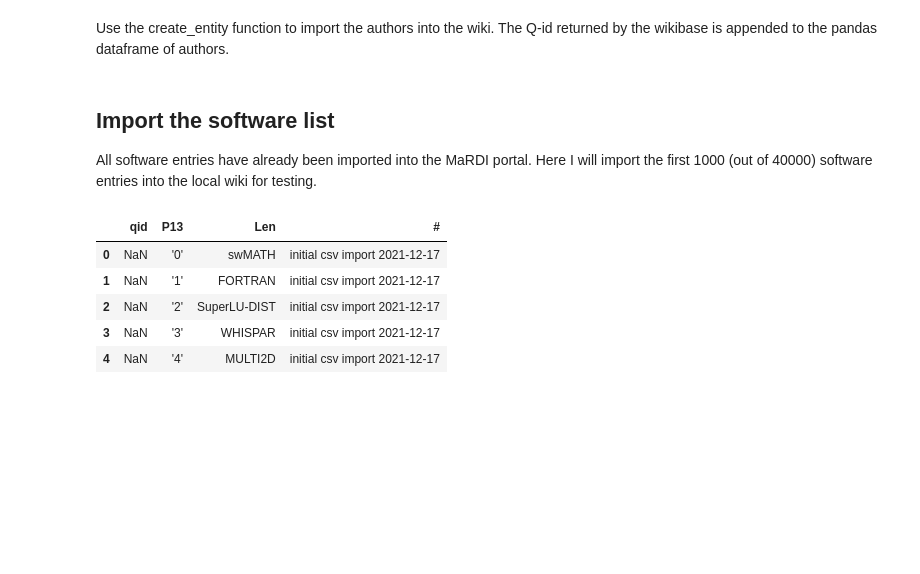
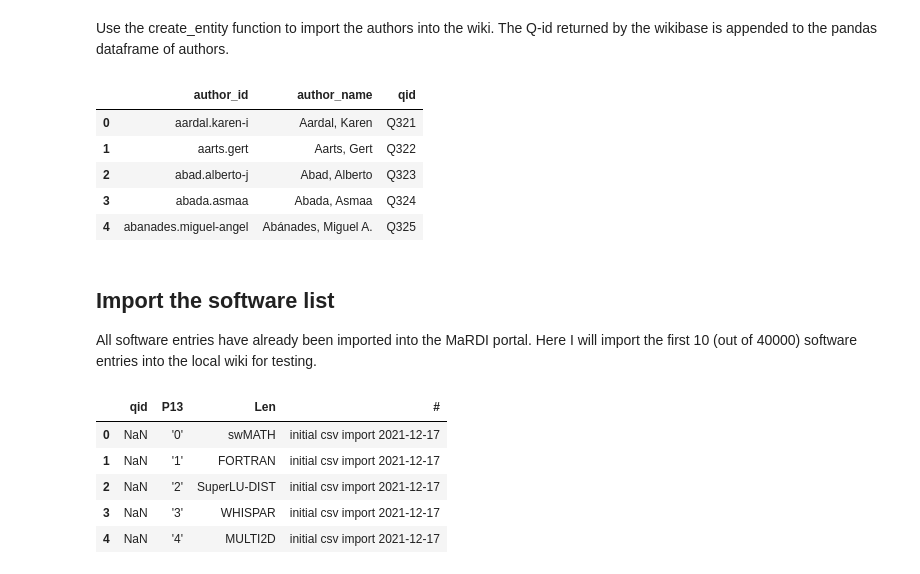
Before and after one commit to MaRDI4NFDI/portal-examples, a Jupyter notebook: Import from zbMath/WBAPI_populate_portal.ipynb, the cells around one changed output. Saved outputs shown, nothing was run; the diff lists cells and outputs as text; code cells hidden in the pictures; blank space fills up the shorter version.

```diff
--- a/Import from zbMath/WBAPI_populate_portal.ipynb
+++ b/Import from zbMath/WBAPI_populate_portal.ipynb
@@ -206,8 +207,17 @@ for i,current in authors_df[:100].iterrows():
     }
     # import into wikibase, save Qid
     authors_df.loc[i, 'qid'] = create_entity(session, data)
+# %%
+authors_df.head()
+# %% [output]
+|  | author_id | author_name | qid |
+| 0 | aardal.karen-i | Aardal, Karen | Q321 |
+| 1 | aarts.gert | Aarts, Gert | Q322 |
+| 2 | abad.alberto-j | Abad, Alberto | Q323 |
+| 3 | abada.asmaa | Abada, Asmaa | Q324 |
+| 4 | abanades.miguel-angel | Abánades, Miguel A. | Q325 |
 # %% [markdown]
 ## Import the software list
 All software entries have already been imported into the MaRDI portal.
-Here I will import the first 1000 (out of 40000) software entries into the local wiki for testing.
+Here I will import the first 10 (out of 40000) software entries into the local wiki for testing.
 # %%
```
Also changed, not shown: parts of 17 cells of this notebook, 1 other file.
